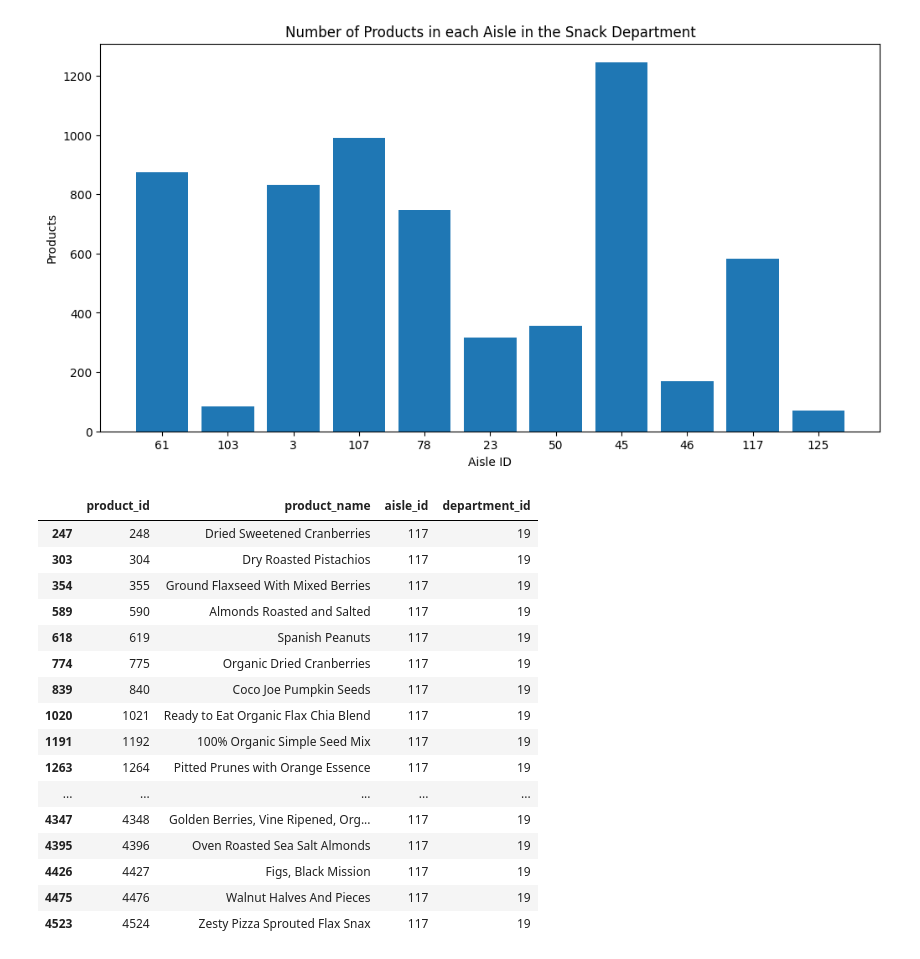
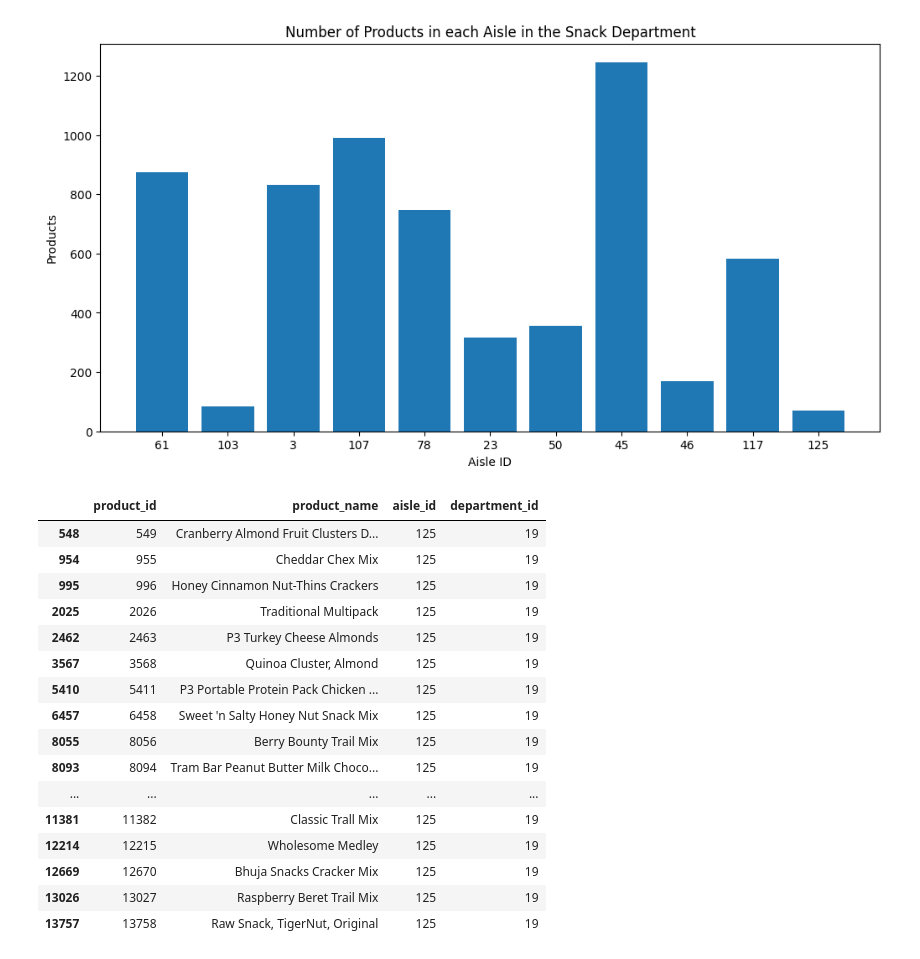
Before and after one commit to NyleLuza/fall2025, a Jupyter notebook: comp541/final_project/project.ipynb, the cells around one changed output. Saved outputs shown, nothing was run; the diff lists cells and outputs as text; code cells hidden in the pictures.

```diff
--- a/comp541/final_project/project.ipynb
+++ b/comp541/final_project/project.ipynb
@@ -93,32 +93,32 @@ plt.show()
 # %%
 """ Generalizing each aisle to smoothen data """
 
 df_dept_products[df_dept_products["aisle_id"] == 61].tail(50) # desserts aisle
 df_dept_products[df_dept_products["aisle_id"] == 103].tail(50) # Dessert Toppings aisle
 df_dept_products[df_dept_products["aisle_id"] == 3].head(50) # Granola Bars aisle
 df_dept_products[df_dept_products["aisle_id"] == 107].head(50) # Chips aisle
 df_dept_products[df_dept_products["aisle_id"] == 78].head(50) # Crackers aisle
 df_dept_products[df_dept_products["aisle_id"] == 23].head(50) # Popcorn/Jerky aisle
 df_dept_products[df_dept_products["aisle_id"] == 50].head(50) # Travel Snacks aisle
 df_dept_products[df_dept_products["aisle_id"] == 45].head(50) # Candy aisle
 df_dept_products[df_dept_products["aisle_id"] == 46].head(50) # Gum aisle
 df_dept_products[df_dept_products["aisle_id"] == 117].head(50) # Travel Snack aisle
-df_dept_products[df_dept_products["aisle_id"] == 125].head(50) # Trail Mix aisle
+df_dept_products[df_dept_products["aisle_id"] == 125].head(20) # Trail Mix aisle
 # %% [output]
 |  | product_id | product_name | aisle_id | department_id |
-| 247 | 248 | Dried Sweetened Cranberries | 117 | 19 |
-| 303 | 304 | Dry Roasted Pistachios | 117 | 19 |
-| 354 | 355 | Ground Flaxseed With Mixed Berries | 117 | 19 |
-| 589 | 590 | Almonds Roasted and Salted | 117 | 19 |
-| 618 | 619 | Spanish Peanuts | 117 | 19 |
-| 774 | 775 | Organic Dried Cranberries | 117 | 19 |
-| 839 | 840 | Coco Joe Pumpkin Seeds | 117 | 19 |
-| 1020 | 1021 | Ready to Eat Organic Flax Chia Blend | 117 | 19 |
-| 1191 | 1192 | 100% Organic Simple Seed Mix | 117 | 19 |
-| 1263 | 1264 | Pitted Prunes with Orange Essence | 117 | 19 |
+| 548 | 549 | Cranberry Almond Fruit Clusters D... | 125 | 19 |
+| 954 | 955 | Cheddar Chex Mix | 125 | 19 |
+| 995 | 996 | Honey Cinnamon Nut-Thins Crackers | 125 | 19 |
+| 2025 | 2026 | Traditional Multipack | 125 | 19 |
+| 2462 | 2463 | P3 Turkey Cheese Almonds | 125 | 19 |
+| 3567 | 3568 | Quinoa Cluster, Almond | 125 | 19 |
+| 5410 | 5411 | P3 Portable Protein Pack Chicken ... | 125 | 19 |
+| 6457 | 6458 | Sweet 'n Salty Honey Nut Snack Mix | 125 | 19 |
+| 8055 | 8056 | Berry Bounty Trail Mix | 125 | 19 |
+| 8093 | 8094 | Tram Bar Peanut Butter Milk Choco... | 125 | 19 |
 | ... | ... | ... | ... | ... |
-| 4347 | 4348 | Golden Berries, Vine Ripened, Org... | 117 | 19 |
-| 4395 | 4396 | Oven Roasted Sea Salt Almonds | 117 | 19 |
-| 4426 | 4427 | Figs, Black Mission | 117 | 19 |
-| 4475 | 4476 | Walnut Halves And Pieces | 117 | 19 |
-| 4523 | 4524 | Zesty Pizza Sprouted Flax Snax | 117 | 19 |
+| 11381 | 11382 | Classic Trall Mix | 125 | 19 |
+| 12214 | 12215 | Wholesome Medley | 125 | 19 |
+| 12669 | 12670 | Bhuja Snacks Cracker Mix | 125 | 19 |
+| 13026 | 13027 | Raspberry Beret Trail Mix | 125 | 19 |
+| 13757 | 13758 | Raw Snack, TigerNut, Original | 125 | 19 |
```
Also changed, not shown: parts of 3 cells of this notebook.
